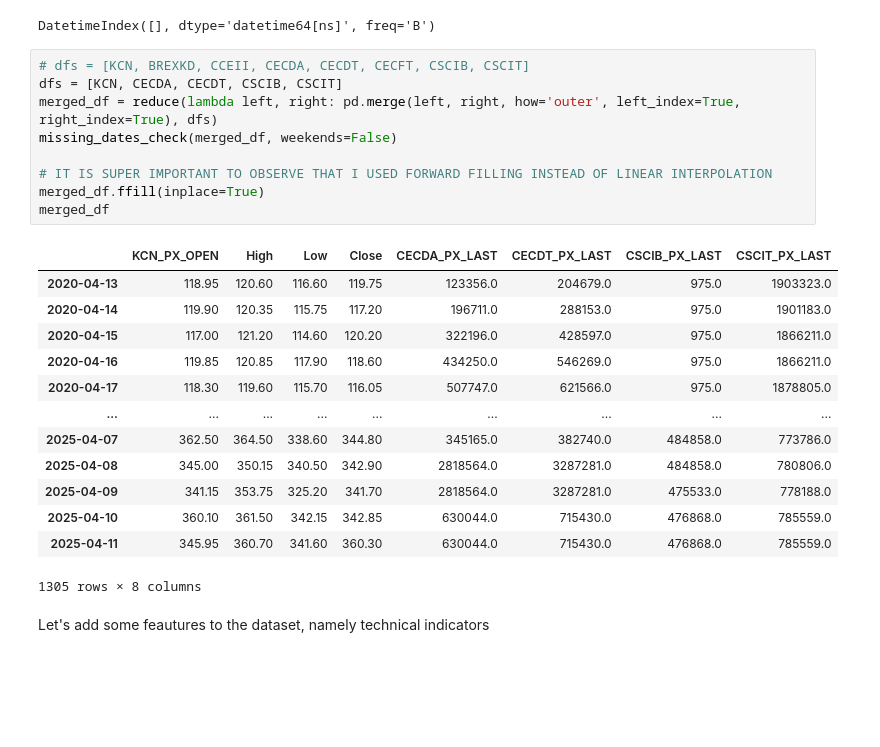
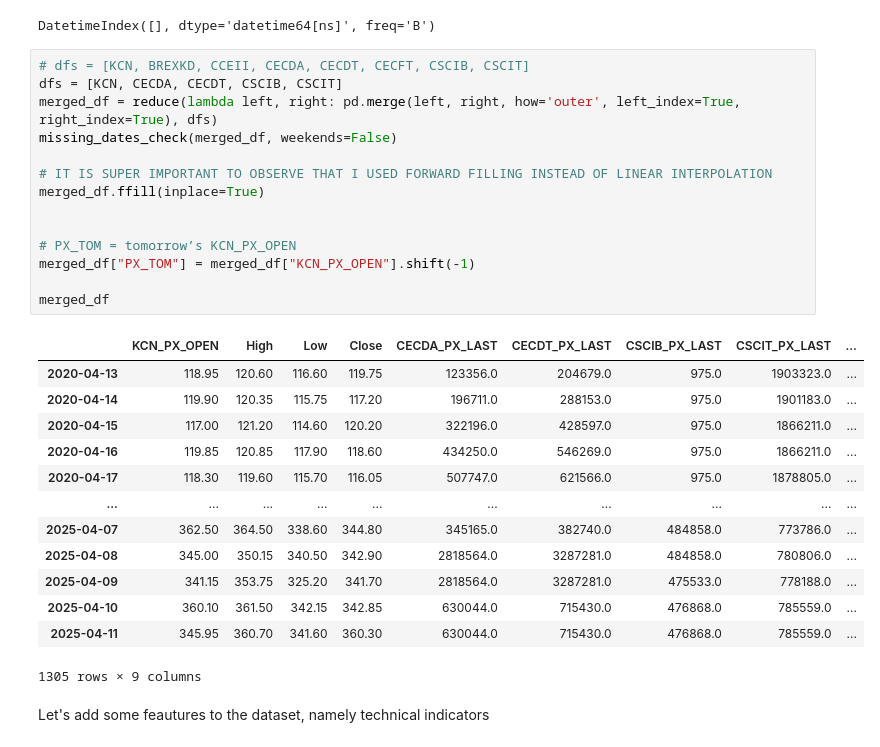
Before and after one commit to imcoddington/Coffee-Commodities, a Jupyter notebook: Data_work.ipynb, the cells around one changed output. Drawn from its saved outputs; the diff is of its cells as text; blank space fills up the shorter version.

```diff
--- a/Data_work.ipynb
+++ b/Data_work.ipynb
@@ -154,26 +154,31 @@ DatetimeIndex([], dtype='datetime64[ns]', freq='B')
 # %%
 # dfs = [KCN, BREXKD, CCEII, CECDA, CECDT, CECFT, CSCIB, CSCIT]
 dfs = [KCN, CECDA, CECDT, CSCIB, CSCIT]
 merged_df = reduce(lambda left, right: pd.merge(left, right, how='outer', left_index=True, right_index=True), dfs)
 missing_dates_check(merged_df, weekends=False)
 
 # IT IS SUPER IMPORTANT TO OBSERVE THAT I USED FORWARD FILLING INSTEAD OF LINEAR INTERPOLATION
 merged_df.ffill(inplace=True)
+
+
+# PX_TOM = tomorrow’s KCN_PX_OPEN
+merged_df["PX_TOM"] = merged_df["KCN_PX_OPEN"].shift(-1)
+
 merged_df
 # %% [output]
-|  | KCN_PX_OPEN | High | Low | Close | CECDA_PX_LAST | CECDT_PX_LAST | CSCIB_PX_LAST | CSCIT_PX_LAST |
-| 2020-04-13 | 118.95 | 120.60 | 116.60 | 119.75 | 123356.0 | 204679.0 | 975.0 | 1903323.0 |
-| 2020-04-14 | 119.90 | 120.35 | 115.75 | 117.20 | 196711.0 | 288153.0 | 975.0 | 1901183.0 |
-| 2020-04-15 | 117.00 | 121.20 | 114.60 | 120.20 | 322196.0 | 428597.0 | 975.0 | 1866211.0 |
-| 2020-04-16 | 119.85 | 120.85 | 117.90 | 118.60 | 434250.0 | 546269.0 | 975.0 | 1866211.0 |
-| 2020-04-17 | 118.30 | 119.60 | 115.70 | 116.05 | 507747.0 | 621566.0 | 975.0 | 1878805.0 |
-| ... | ... | ... | ... | ... | ... | ... | ... | ... |
-| 2025-04-07 | 362.50 | 364.50 | 338.60 | 344.80 | 345165.0 | 382740.0 | 484858.0 | 773786.0 |
-| 2025-04-08 | 345.00 | 350.15 | 340.50 | 342.90 | 2818564.0 | 3287281.0 | 484858.0 | 780806.0 |
-| 2025-04-09 | 341.15 | 353.75 | 325.20 | 341.70 | 2818564.0 | 3287281.0 | 475533.0 | 778188.0 |
-| 2025-04-10 | 360.10 | 361.50 | 342.15 | 342.85 | 630044.0 | 715430.0 | 476868.0 | 785559.0 |
-| 2025-04-11 | 345.95 | 360.70 | 341.60 | 360.30 | 630044.0 | 715430.0 | 476868.0 | 785559.0 |
+|  | KCN_PX_OPEN | High | Low | Close | CECDA_PX_LAST | CECDT_PX_LAST | CSCIB_PX_LAST | CSCIT_PX_LAST | ... |
+| 2020-04-13 | 118.95 | 120.60 | 116.60 | 119.75 | 123356.0 | 204679.0 | 975.0 | 1903323.0 | ... |
+| 2020-04-14 | 119.90 | 120.35 | 115.75 | 117.20 | 196711.0 | 288153.0 | 975.0 | 1901183.0 | ... |
+| 2020-04-15 | 117.00 | 121.20 | 114.60 | 120.20 | 322196.0 | 428597.0 | 975.0 | 1866211.0 | ... |
+| 2020-04-16 | 119.85 | 120.85 | 117.90 | 118.60 | 434250.0 | 546269.0 | 975.0 | 1866211.0 | ... |
+| 2020-04-17 | 118.30 | 119.60 | 115.70 | 116.05 | 507747.0 | 621566.0 | 975.0 | 1878805.0 | ... |
+| ... | ... | ... | ... | ... | ... | ... | ... | ... | ... |
+| 2025-04-07 | 362.50 | 364.50 | 338.60 | 344.80 | 345165.0 | 382740.0 | 484858.0 | 773786.0 | ... |
+| 2025-04-08 | 345.00 | 350.15 | 340.50 | 342.90 | 2818564.0 | 3287281.0 | 484858.0 | 780806.0 | ... |
+| 2025-04-09 | 341.15 | 353.75 | 325.20 | 341.70 | 2818564.0 | 3287281.0 | 475533.0 | 778188.0 | ... |
+| 2025-04-10 | 360.10 | 361.50 | 342.15 | 342.85 | 630044.0 | 715430.0 | 476868.0 | 785559.0 | ... |
+| 2025-04-11 | 345.95 | 360.70 | 341.60 | 360.30 | 630044.0 | 715430.0 | 476868.0 | 785559.0 | ... |
-1305 rows × 8 columns
+1305 rows × 9 columns
 # %% [markdown]
 Let's add some feautures to the dataset, namely technical indicators
 # %%
```
Also changed, not shown: parts of 13 cells of this notebook.
